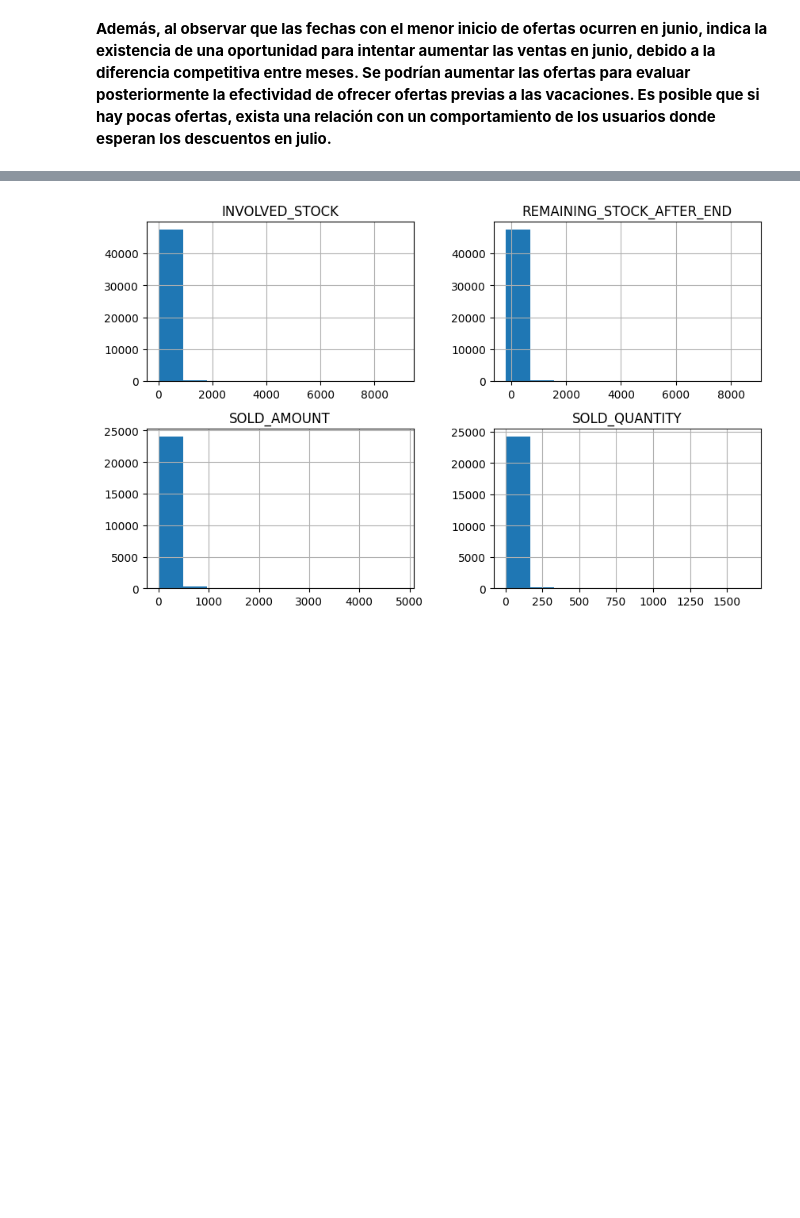
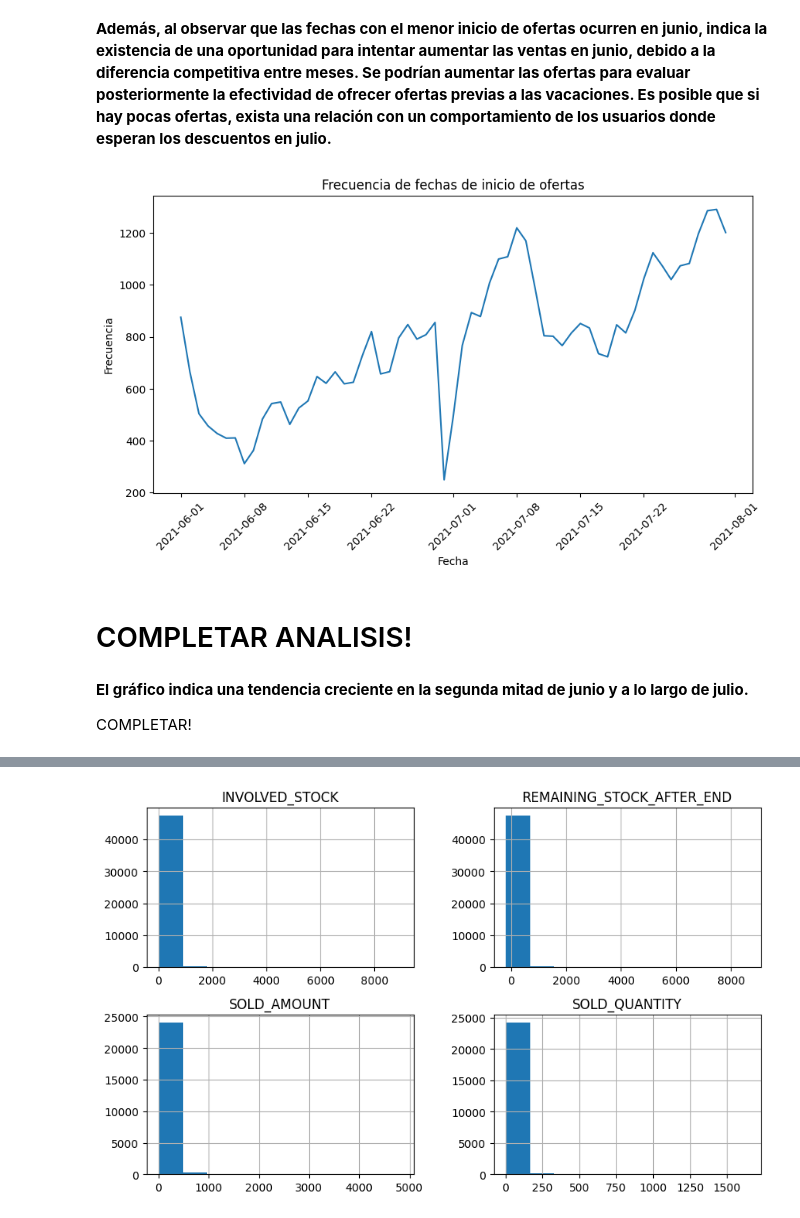
Before and after one commit to plijtmaer/ds-de-challenge, a Jupyter notebook: Notebooks/eda.ipynb, the cells around one changed output, grey strips where cells are left out. Drawn from its saved outputs; the diff is of its cells as text; code cells hidden in the pictures; blank space fills up the shorter version.

```diff
--- a/Notebooks/eda.ipynb
+++ b/Notebooks/eda.ipynb
@@ -167,9 +170,0 @@ dtype: object
-# %%
-# Imprimir tipo Object
-print(df["OFFER_START_DATE"].dtype)
-
-# Castear "OFFER_START_DATE" a tipo Datetime
-df["OFFER_START_DATE"] = pd.to_datetime(df["OFFER_START_DATE"])
-
-# Verificar cambio de tipo de dato
-print(df["OFFER_START_DATE"].dtype)
@@ -204,6 +219,6 @@ Fecha mínima
 # %%
 # Observar frecuencia de fechas
-frec_offer_start_date = df["OFFER_START_DATE"].value_counts()
+frec_offer_start_date = pd.to_datetime(df["OFFER_START_DATE"]).value_counts()
 frec_offer_start_date
 # %% [output]
 OFFER_START_DATE
@@ -233,3 +248,11 @@ Name: count, Length: 61, dtype: int64
 **Además, al observar que las fechas con el menor inicio de ofertas ocurren en junio, indica la existencia de una oportunidad para intentar aumentar las ventas en junio, debido a la diferencia competitiva entre meses. Se podrían aumentar las ofertas para evaluar posteriormente la efectividad de ofrecer ofertas previas a las vacaciones. Es posible que si hay pocas ofertas, exista una relación con un comportamiento de los usuarios donde esperan los descuentos en julio.**
 # %%
 # Evaluar distribución de "OFFER_START_DATE"
+plt.figure(figsize=(10,5))
+plt.title("Frecuencia de fechas de inicio de ofertas")
+plt.xlabel("Fecha")
+plt.ylabel("Frecuencia")
+plt.xticks(rotation=45)
+sns.lineplot(x=frec_offer_start_date.index, y=frec_offer_start_date.values);
+# %% [output]
+[figure, added]
@@ -237,0 +259,6 @@ df["OFFER_START_DATE"]
+# %% [markdown]
+# COMPLETAR ANALISIS!
+# %% [markdown]
+**El gráfico indica una tendencia creciente en la segunda mitad de junio y a lo largo de julio.**
+
+COMPLETAR!
```
Also changed, not shown: parts of 57 cells of this notebook.
